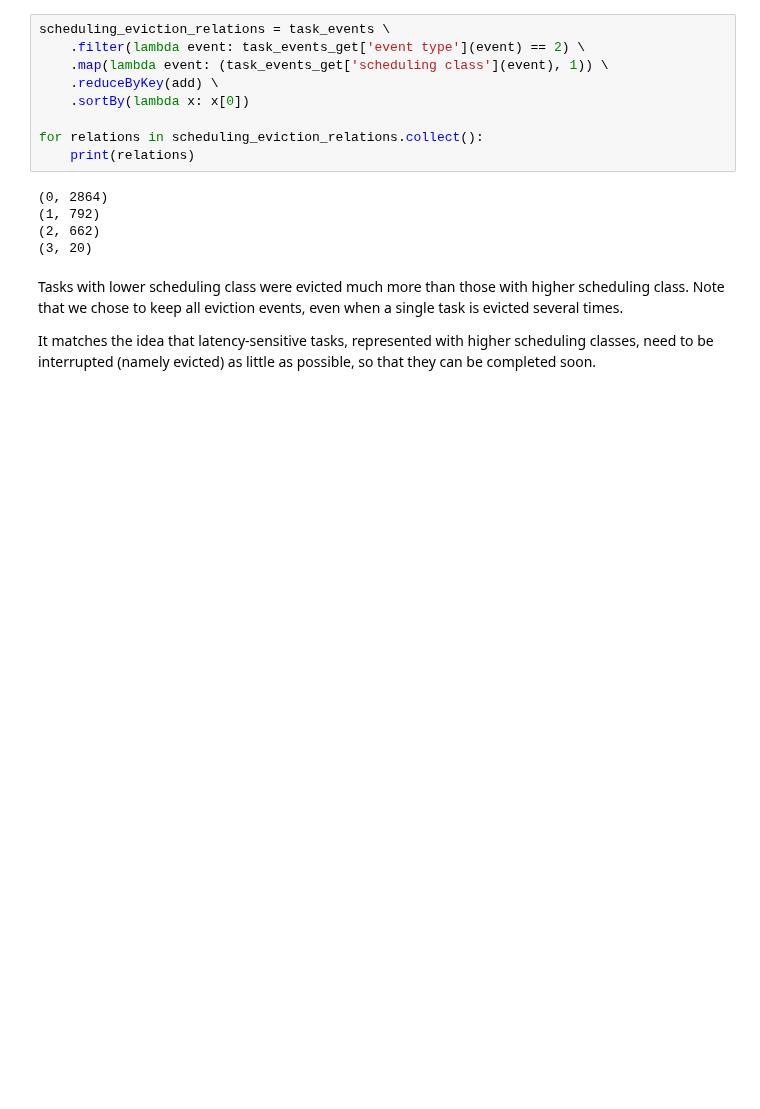
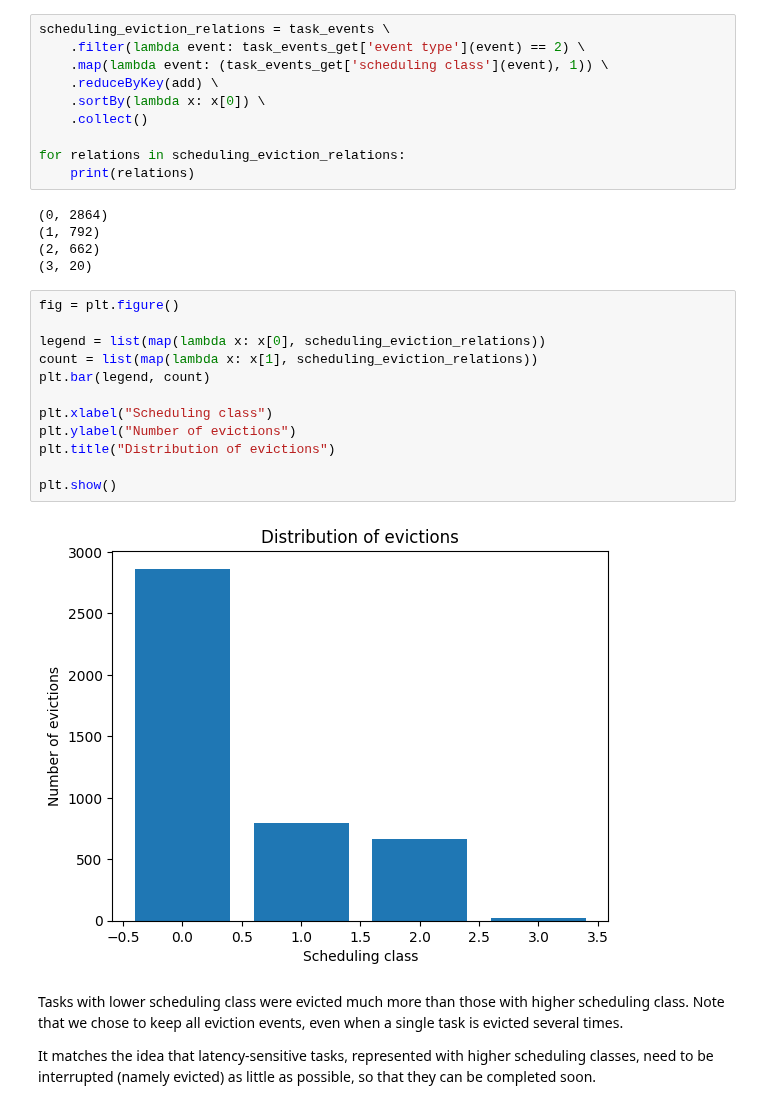
Before and after one commit to EltRnl/SparkProject, a Jupyter notebook: analysis.ipynb, the cells around one changed output. Cells and saved outputs as stored; diff of their text form; blank space fills up the shorter version.

```diff
--- a/analysis.ipynb
+++ b/analysis.ipynb
@@ -607,15 +609,30 @@ scheduling_eviction_relations = task_events \
     .filter(lambda event: task_events_get['event type'](event) == 2) \
     .map(lambda event: (task_events_get['scheduling class'](event), 1)) \
     .reduceByKey(add) \
-    .sortBy(lambda x: x[0])
+    .sortBy(lambda x: x[0]) \
+    .collect()
 
-for relations in scheduling_eviction_relations.collect():
+for relations in scheduling_eviction_relations:
     print(relations)
 # %% [output]
 (0, 2864)
 (1, 792)
 (2, 662)
 (3, 20)
+# %%
+fig = plt.figure()
+
+legend = list(map(lambda x: x[0], scheduling_eviction_relations))
+count = list(map(lambda x: x[1], scheduling_eviction_relations))
+plt.bar(legend, count)
+
+plt.xlabel("Scheduling class")
+plt.ylabel("Number of evictions")
+plt.title("Distribution of evictions")
+
+plt.show()
+# %% [output]
+[figure, added]
 # %% [markdown]
 Tasks with lower scheduling class were evicted much more than those with higher scheduling class. Note that we chose to keep all eviction events, even when a single task is evicted several times.
 
```
Also changed, not shown: parts of 2 cells of this notebook.
